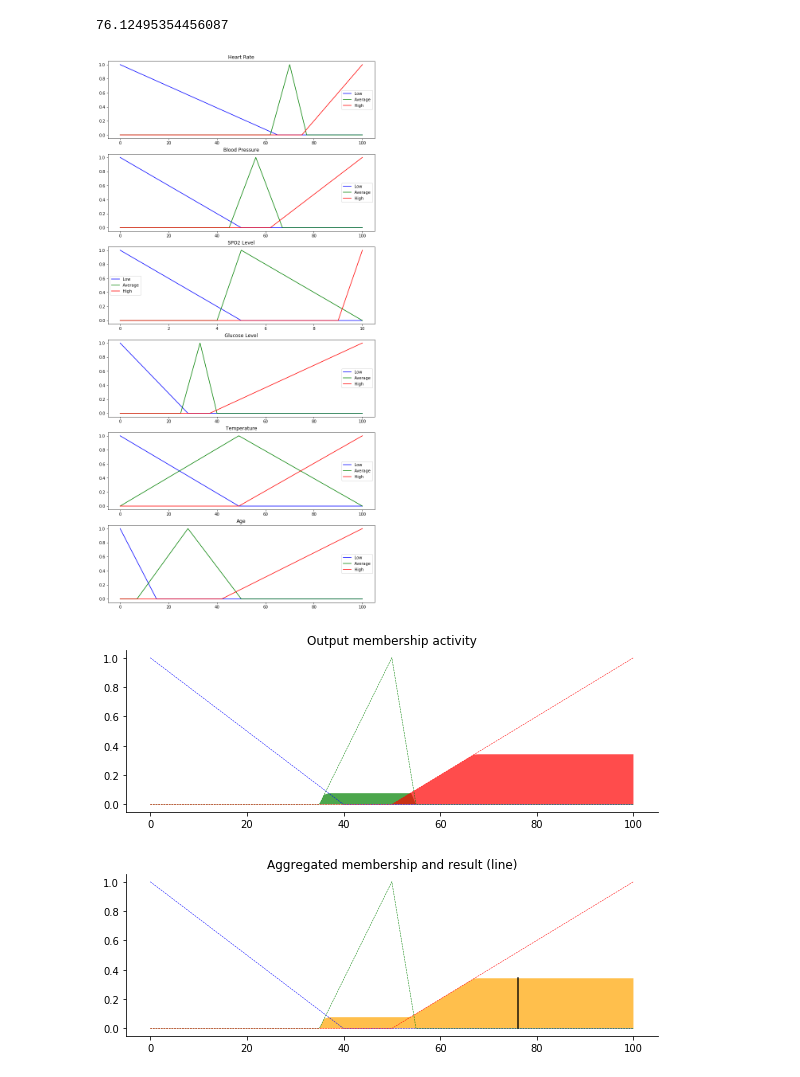
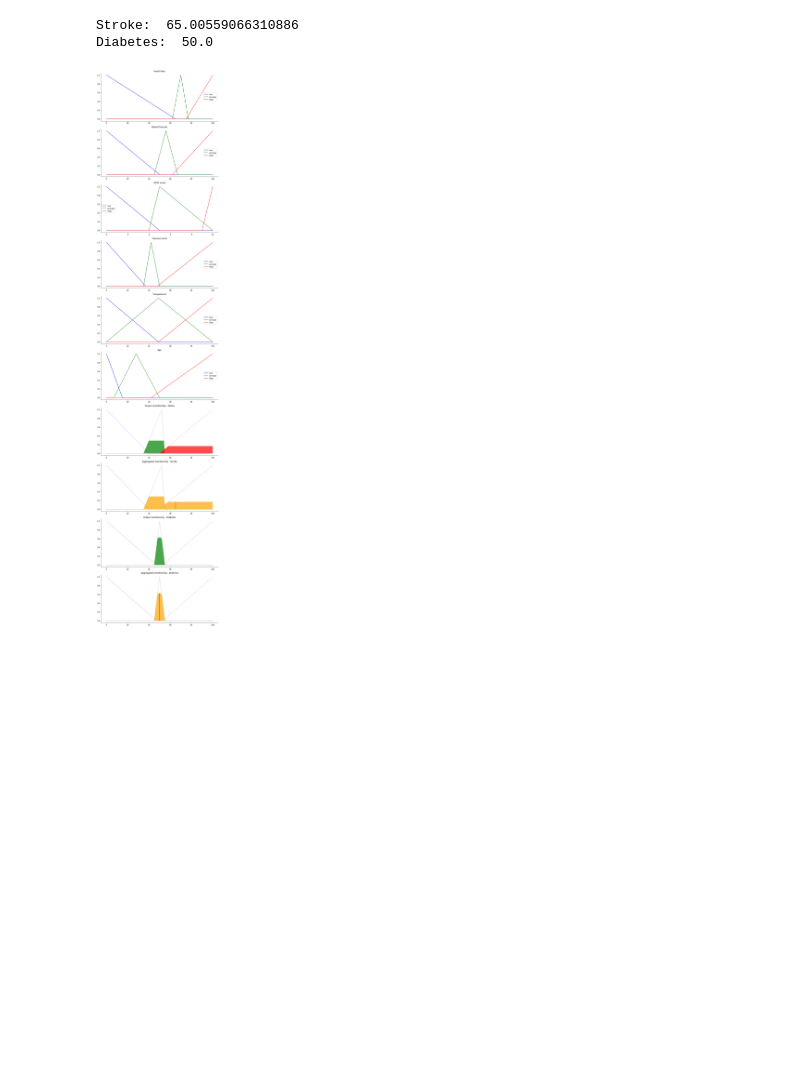
Before and after one commit to AnjanaSenanayake/DiagnosisFuzzy, a Jupyter notebook: fuzzy_diagnosis_with_defuzz.ipynb, the cells around one changed output. Cells and saved outputs as stored; diff of their text form; code cells hidden in the pictures; blank space fills up the shorter version.

Commit message:
diabetes rules added

```diff
--- a/fuzzy_diagnosis_with_defuzz.ipynb
+++ b/fuzzy_diagnosis_with_defuzz.ipynb
@@ -213,8 +245,7 @@ def fuzzy(heart_rate, blood_pressure, spo2_lvl, glucose_lvl, temperature, age):
 # %%
 ## Execute all functions
-fuzzy(60, 75, 9, 55, 45, 65)
+fuzzy(60, 75, 9, 90, 45, 65)
 # %% [output]
-76.12495354456087
+Stroke:  65.00559066310886
+Diabetes:  50.0
-[figure, old version]
+[figure, new version]
-[figure, removed]
-[figure, removed]
```
Also changed, not shown: parts of 1 cell of this notebook.
